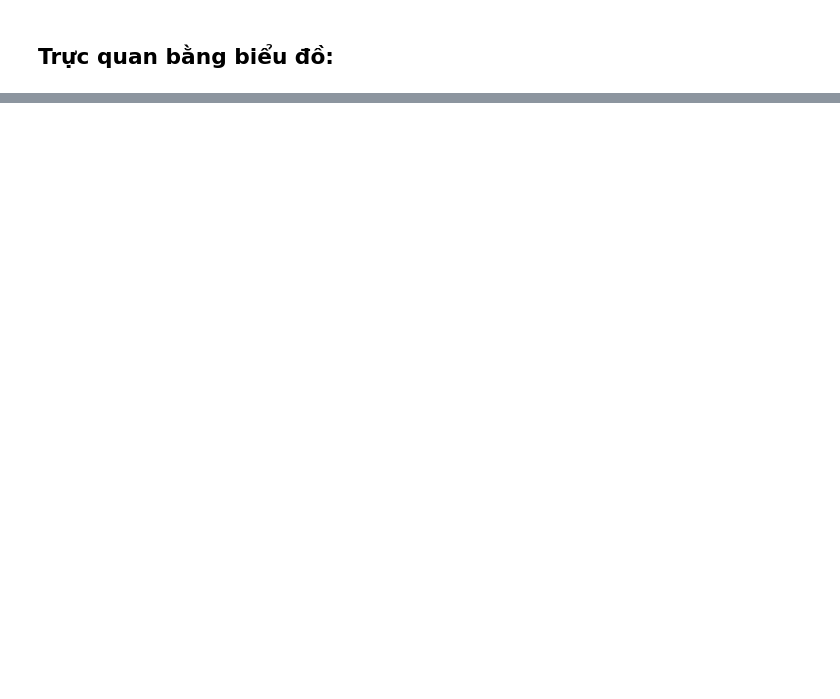
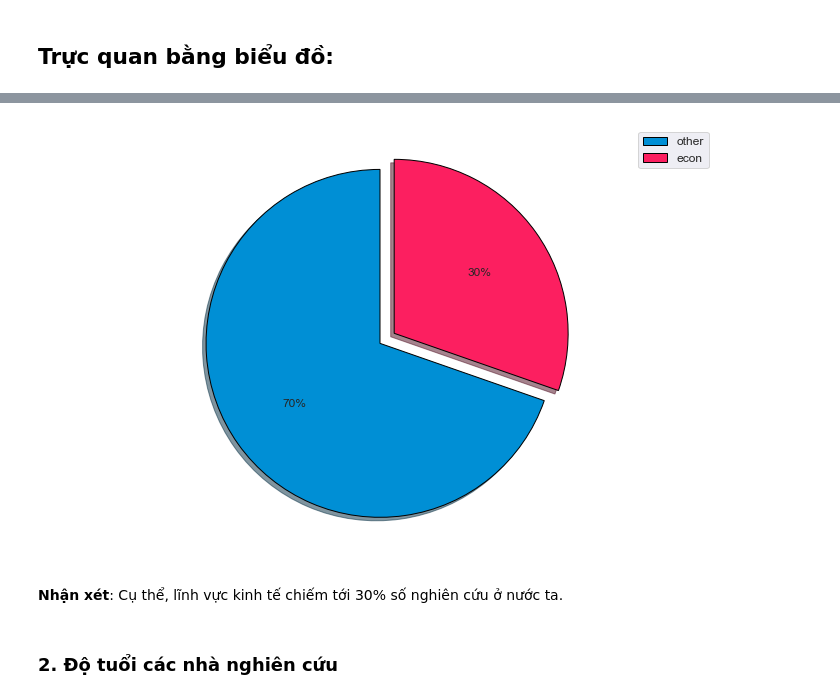
Before and after one commit to bason1999qn/Final_Data_Visualization, a Jupyter notebook: Final_DV.ipynb, the cells around one changed output, grey strips where cells are left out. Drawn from its saved outputs; the diff is of its cells as text; code cells hidden in the pictures; blank space fills up the shorter version.

```diff
--- a/Final_DV.ipynb
+++ b/Final_DV.ipynb
@@ -121,0 +143,27 @@ Dữ liệu bị thiếu.
+# %%
+df_1 = df.copy()
+list_fill = []
+for r in df['field.1']:
+    if r == 'econ':
+        list_fill.append('econ')
+    else:
+        list_fill.append('other')
+df_1['Field'] = np.array(list_fill)
+# %%
+Series_1_hat = df_1['Field'].value_counts()
+#Trực quan %
+plt.figure(figsize=(12,8))
+plt.axis('equal');
+# colors = ['#008fd5', '#fc4f30']
+colors = ['#008fd5', '#fc1f60']
+plt.pie(Series_1_hat, startangle=90, colors=colors, wedgeprops={'edgecolor': 'black'},
+        explode = (0, 0.1), autopct='%1.f%%',shadow=True);
+plt.legend(loc='best', labels=Series_1_hat.index, fontsize='medium')
+plt.savefig("pic1_2.png")
+plt.show()
+# %% [output]
+[figure, added]
+# %% [markdown]
+**Nhận xét**: Cụ thể, lĩnh vực kinh tế chiếm tới 30% số nghiên cứu ở nước ta.
+# %% [markdown]
+### **2. Độ tuổi các nhà nghiên cứu**
```
Also changed, not shown: parts of 7 cells of this notebook.
